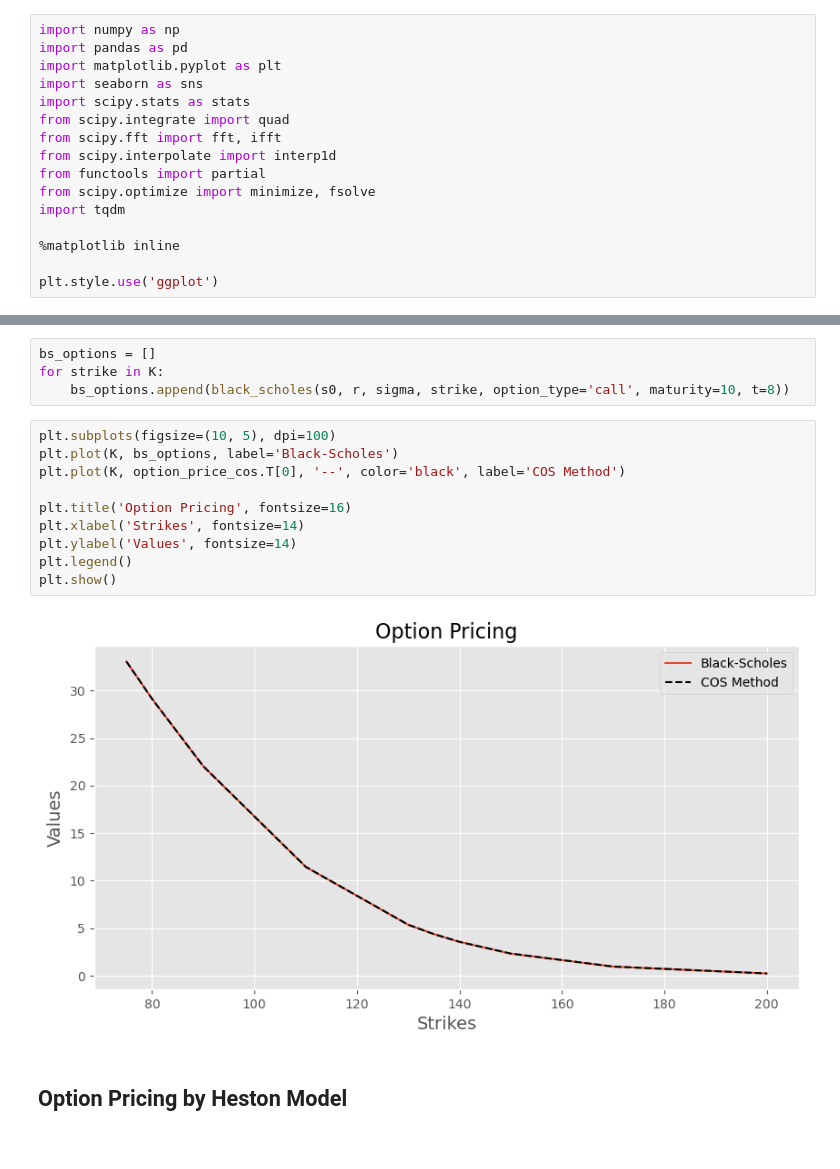
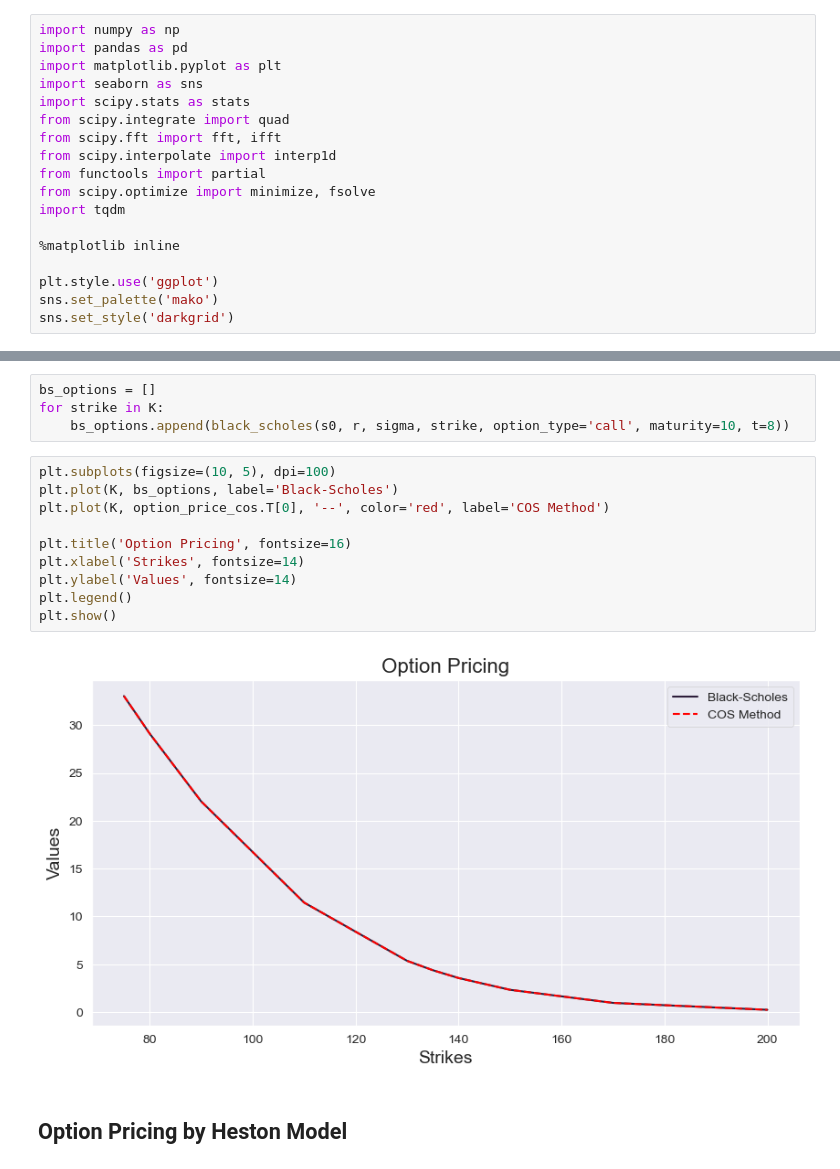
Before and after one commit to kirillzx/Generalized-Bates-model-draft, a Jupyter notebook: Main Modeling.ipynb, the cells around one changed output, grey strips where cells are left out. Cells and saved outputs as stored; diff of their text form.

```diff
--- a/Main Modeling.ipynb
+++ b/Main Modeling.ipynb
@@ -18,6 +18,8 @@ import tqdm
 %matplotlib inline
 
 plt.style.use('ggplot')
+sns.set_palette('mako')
+sns.set_style('darkgrid')
 # %%
 class StochasticProcesses:
     def __init__(self, option_type='call'):
@@ -385,15 +387,15 @@ for strike in K:
 # %%
 plt.subplots(figsize=(10, 5), dpi=100)
 plt.plot(K, bs_options, label='Black-Scholes')
-plt.plot(K, option_price_cos.T[0], '--', color='black', label='COS Method')
+plt.plot(K, option_price_cos.T[0], '--', color='red', label='COS Method')
 
 plt.title('Option Pricing', fontsize=16)
 plt.xlabel('Strikes', fontsize=14)
 plt.ylabel('Values', fontsize=14)
 plt.legend()
 plt.show()
 # %% [output]
-[figure, old version]
+[figure, new version]
 # %% [markdown]
 ## Option Pricing by Heston Model
 # %%
```
Also changed, not shown: parts of 15 cells of this notebook.
